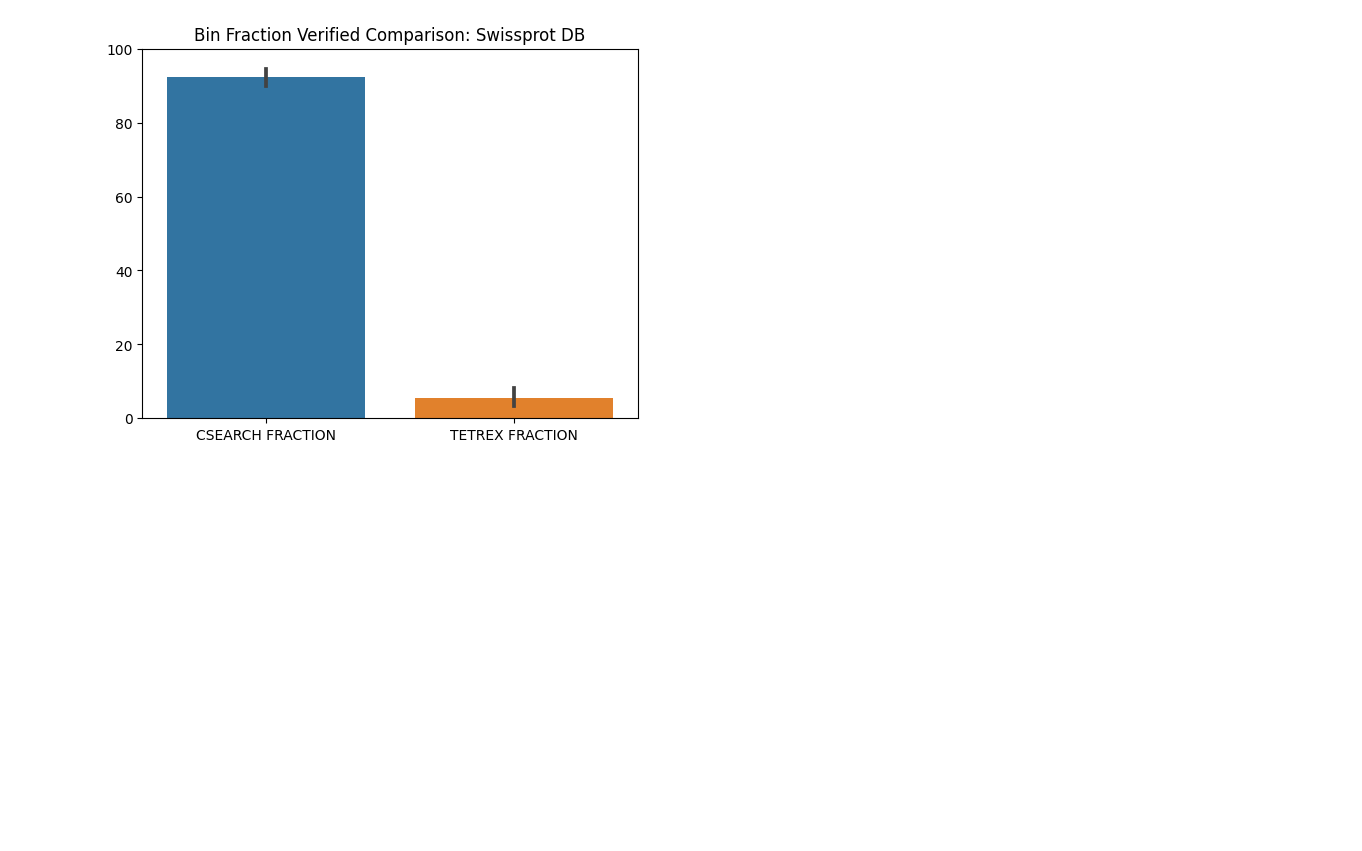
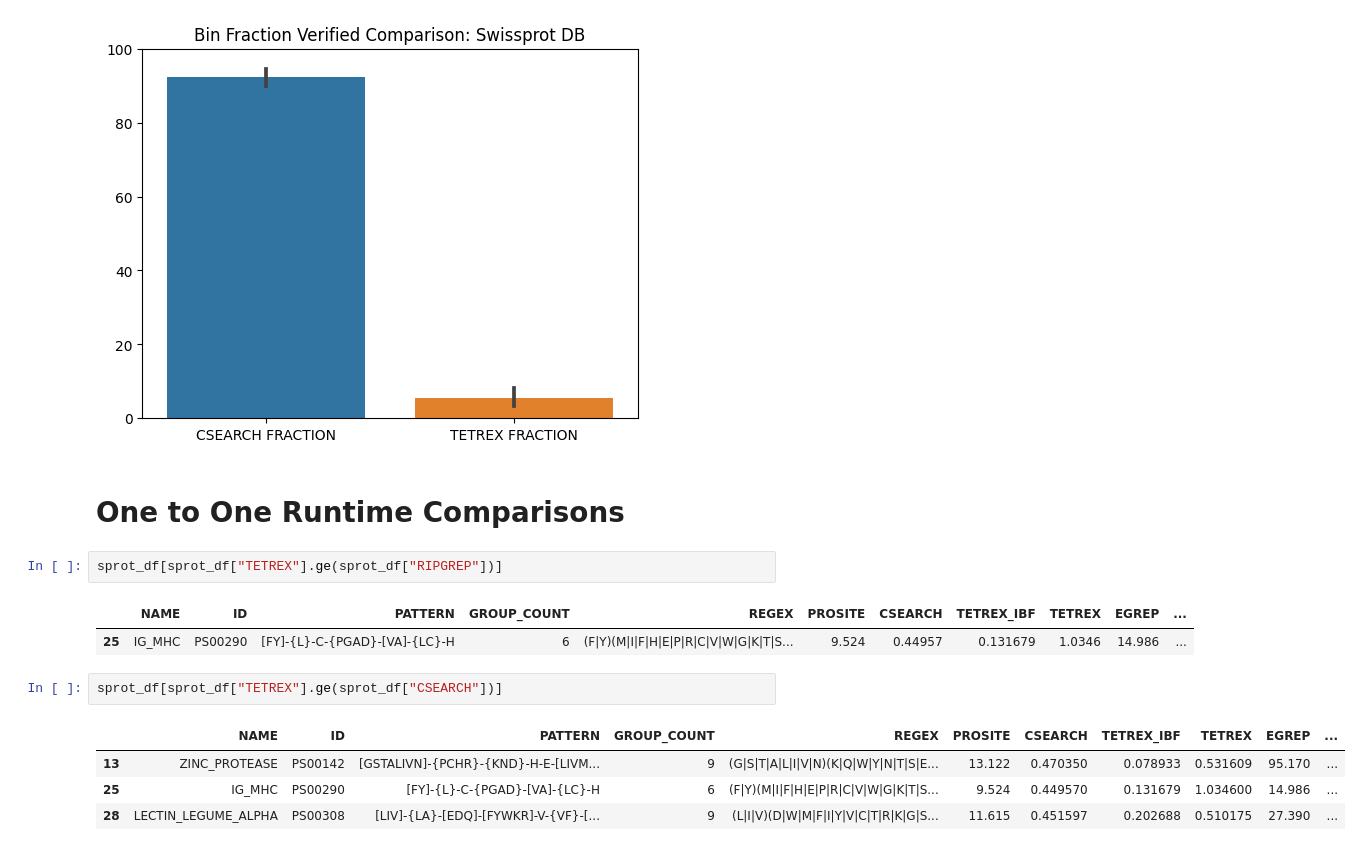
Before and after one commit to remyschwab/tetrex_analysis, a Jupyter notebook: swissprot_analysis.ipynb, the cells around one changed output. Cells and saved outputs as stored; diff of their text form; blank space fills up the shorter version.

```diff
--- a/swissprot_analysis.ipynb
+++ b/swissprot_analysis.ipynb
@@ -100,3 +100,17 @@ axes.set(ylim=(0, 100))
 # %% [output]
 [(0.0, 100.0)]
 [figure]
+# %% [markdown]
+# One to One Runtime Comparisons
+# %%
+sprot_df[sprot_df["TETREX"].ge(sprot_df["RIPGREP"])]
+# %% [output]
+|  | NAME | ID | PATTERN | GROUP_COUNT | REGEX | PROSITE | CSEARCH | TETREX_IBF | TETREX | EGREP | ... |
+| 25 | IG_MHC | PS00290 | [FY]-{L}-C-{PGAD}-[VA]-{LC}-H | 6 | (F|Y)(M|I|F|H|E|P|R|C|V|W|G|K|T|S... | 9.524 | 0.44957 | 0.131679 | 1.0346 | 14.986 | ... |
+# %%
+sprot_df[sprot_df["TETREX"].ge(sprot_df["CSEARCH"])]
+# %% [output]
+|  | NAME | ID | PATTERN | GROUP_COUNT | REGEX | PROSITE | CSEARCH | TETREX_IBF | TETREX | EGREP | ... |
+| 13 | ZINC_PROTEASE | PS00142 | [GSTALIVN]-{PCHR}-{KND}-H-E-[LIVM... | 9 | (G|S|T|A|L|I|V|N)(K|Q|W|Y|N|T|S|E... | 13.122 | 0.470350 | 0.078933 | 0.531609 | 95.170 | ... |
+| 25 | IG_MHC | PS00290 | [FY]-{L}-C-{PGAD}-[VA]-{LC}-H | 6 | (F|Y)(M|I|F|H|E|P|R|C|V|W|G|K|T|S... | 9.524 | 0.449570 | 0.131679 | 1.034600 | 14.986 | ... |
+| 28 | LECTIN_LEGUME_ALPHA | PS00308 | [LIV]-{LA}-[EDQ]-[FYWKR]-V-{VF}-[... | 9 | (L|I|V)(D|W|M|F|I|Y|V|C|T|R|K|G|S... | 11.615 | 0.451597 | 0.202688 | 0.510175 | 27.390 | ... |
```
Also changed, not shown: 4 other files.
